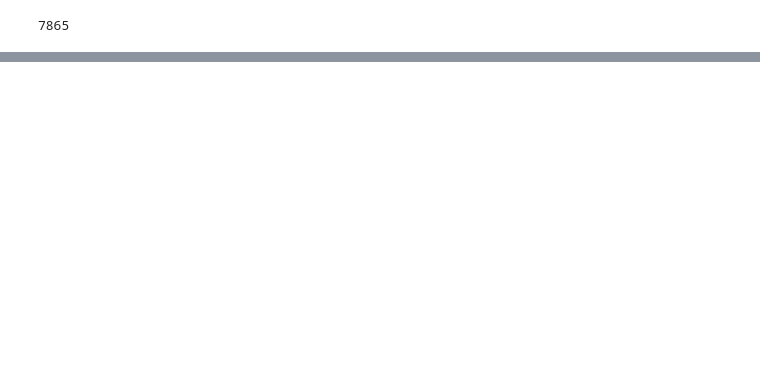
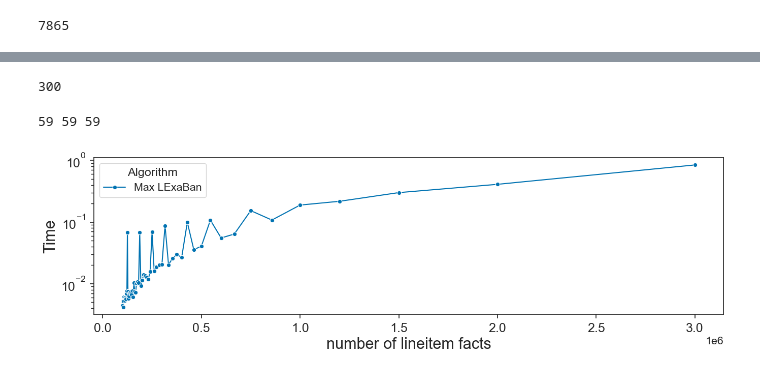
Before and after one commit to Omer-Abramovich/LExaBan-LExaShap, a Jupyter notebook: Notebooks/Experiments.ipynb, the cells around one changed output, grey strips where cells are left out. Saved outputs shown, nothing was run; the diff lists cells and outputs as text; code cells hidden in the pictures; blank space fills up the shorter version.

```diff
--- a/Notebooks/Experiments.ipynb
+++ b/Notebooks/Experiments.ipynb
@@ -183,0 +173,60 @@ plt.show()
+# %%
+with open(os.path.join('Example Data', 'q5_runs.pkl'), 'rb') as f:
+    runs = pickle.load(f)
+print(len(runs))
+times = []
+for r in runs:
+    if r[0] > 0:
+        semimodule = r[1]
+        start = time.time()
+        ArithmeticCircuit(semimodule)
+        end = time.time()
+        # print(r[0], end-start, len(semimodule))
+        times.append((r[0], end-start, len(semimodule)))
+# %% [output]
+300
+# %%
+group_size = 5
+num_groups = len(times) // group_size
+
+x_axis = [6000000 / (times[group_size * i][0] + 1) for i in range(num_groups)]
+
+avg_lifted = [
+    sum(times[group_size * i + j][1] for j in range(group_size)) / group_size
+    for i in range(num_groups)
+]
+print(len(x_axis), len(avg_lifted), num_groups)
+df_avg = pd.DataFrame({
+    'Lineitem facts count': x_axis,
+    'Run time':  avg_lifted,
+    'Algorithm':  ['Max LExaBan'] * num_groups
+})
+
+plt.figure(figsize=(16, 4))
+plt.style.use('seaborn-v0_8-paper')
+palette = sns.color_palette("colorblind")
+plt.rcParams['font.family'] = 'serif'
+plt.rcParams.update({'font.size': 36})
+plt.axes.labelsize = 36
+plt.xticks.labelsize = 36
+plt.yticks.labelsize = 36
+sns.set(font_scale=1.4, context='notebook', style='ticks')
+
+sns.lineplot(
+    data=df_avg,
+    x='Lineitem facts count',
+    y='Run time',
+    hue='Algorithm',
+    marker='o',
+    palette=palette
+)
+
+plt.ylabel("Time", fontsize=22)
+plt.yscale('log')
+plt.xlabel("number of lineitem facts", fontsize=22)
+plt.xticks(fontsize=18)
+plt.yticks(fontsize=18)
+plt.show()
+# %% [output]
+59 59 59
+[figure, added]
```
Also changed, not shown: parts of 5 cells of this notebook, 3 other files.
